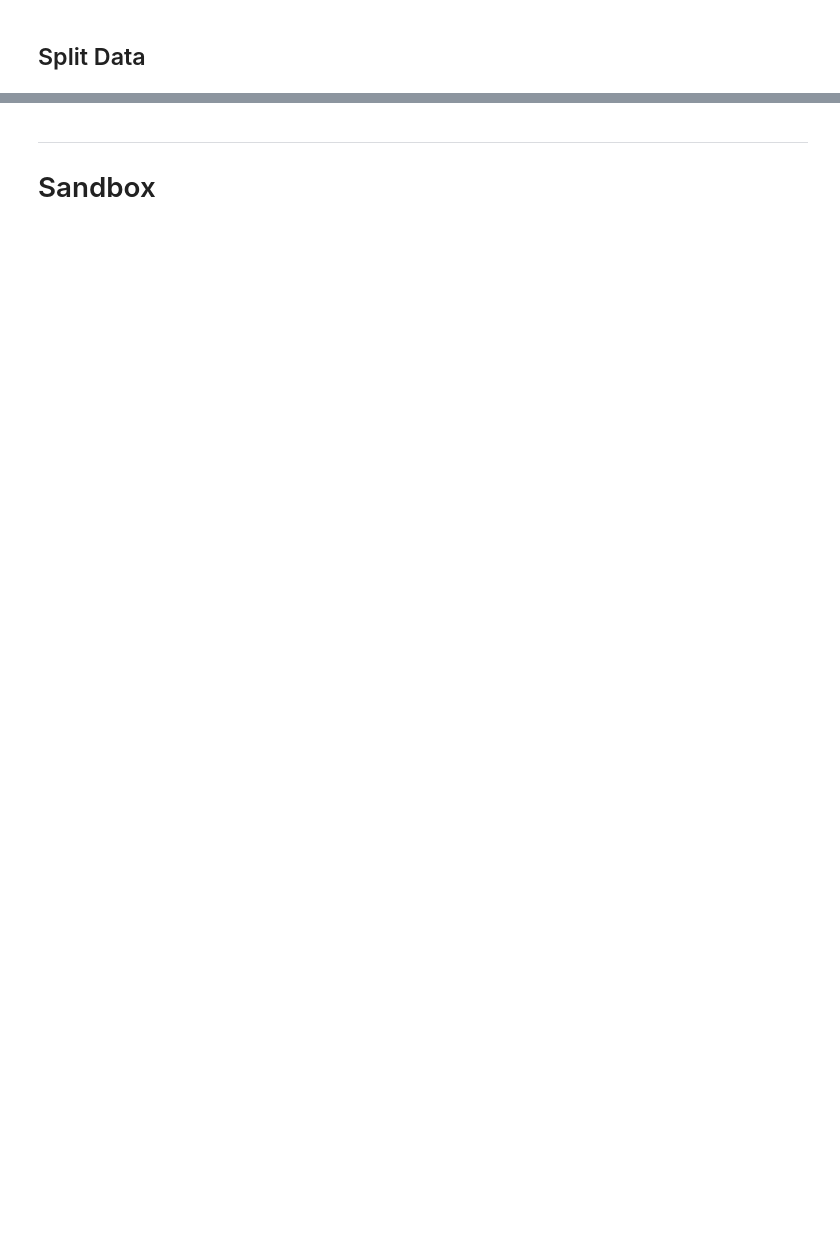
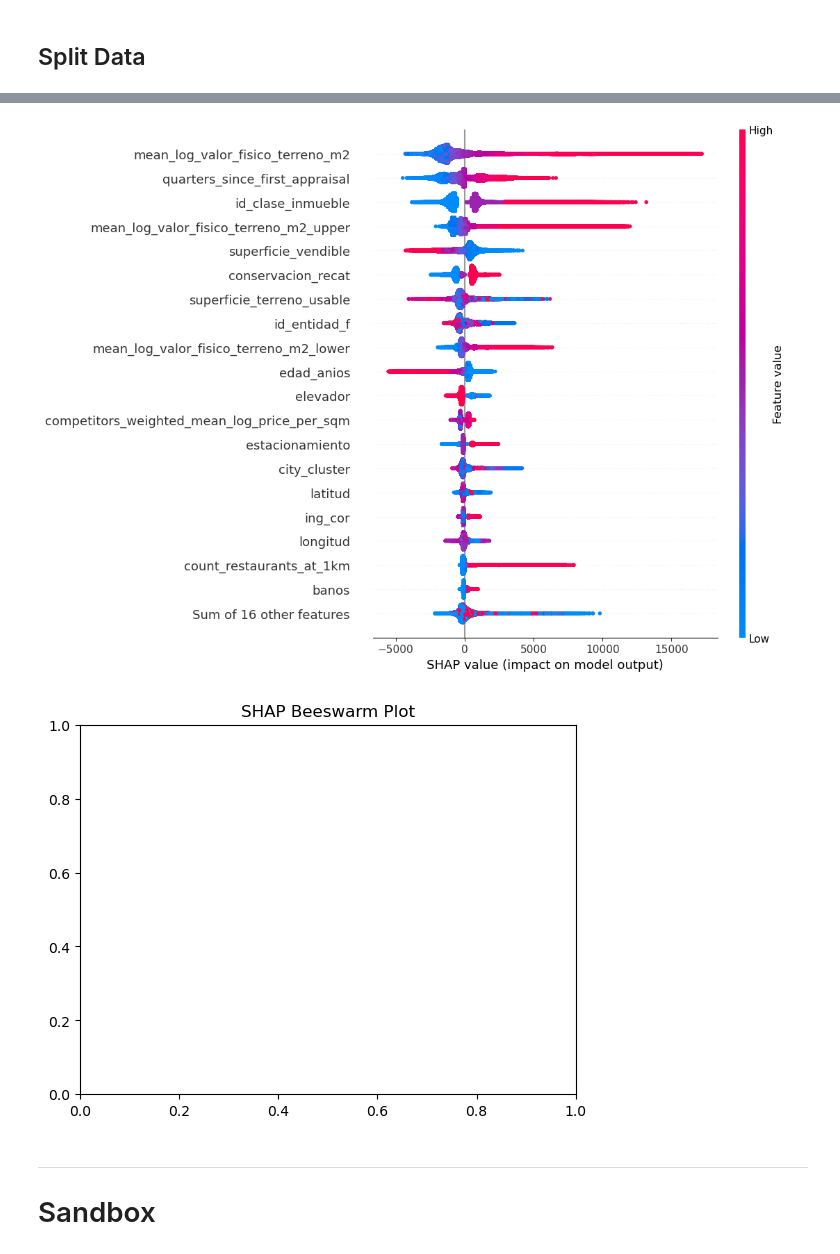
Before and after one commit to romanAVJ/mds-research-stay, a Jupyter notebook: src/P4_MODELS/s2_feature_selection.ipynb, the cells around one changed output, grey strips where cells are left out. Cells and saved outputs as stored; diff of their text form; code cells hidden in the pictures; blank space fills up the shorter version.

```diff
--- a/src/P4_MODELS/s2_feature_selection.ipynb
+++ b/src/P4_MODELS/s2_feature_selection.ipynb
@@ -642,3 +764,9 @@ def visualize_feature_importance(rf_model, n_highlight=5):
+# %%
+# Plot a beeswarm plot of SHAP values
+shap.plots.beeswarm(shap_values, max_display=20)
+# %% [output]
+[figure, added]
+[figure, added]
 # %% [markdown]
 ---
 # Sandbox
```
Also changed, not shown: parts of 27 cells of this notebook, 2 other files.
